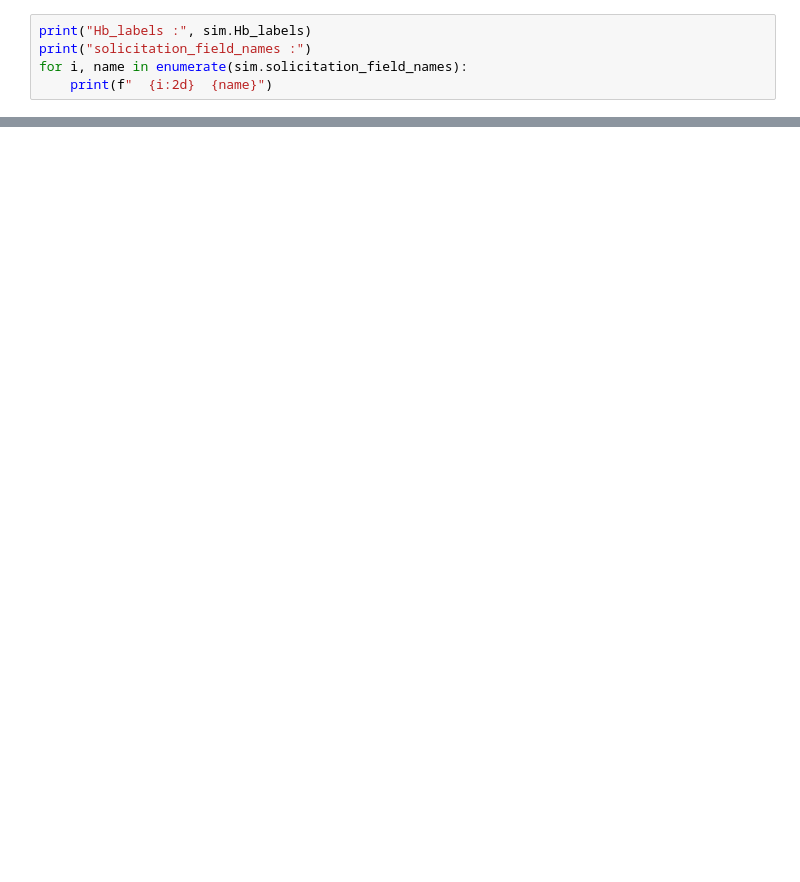
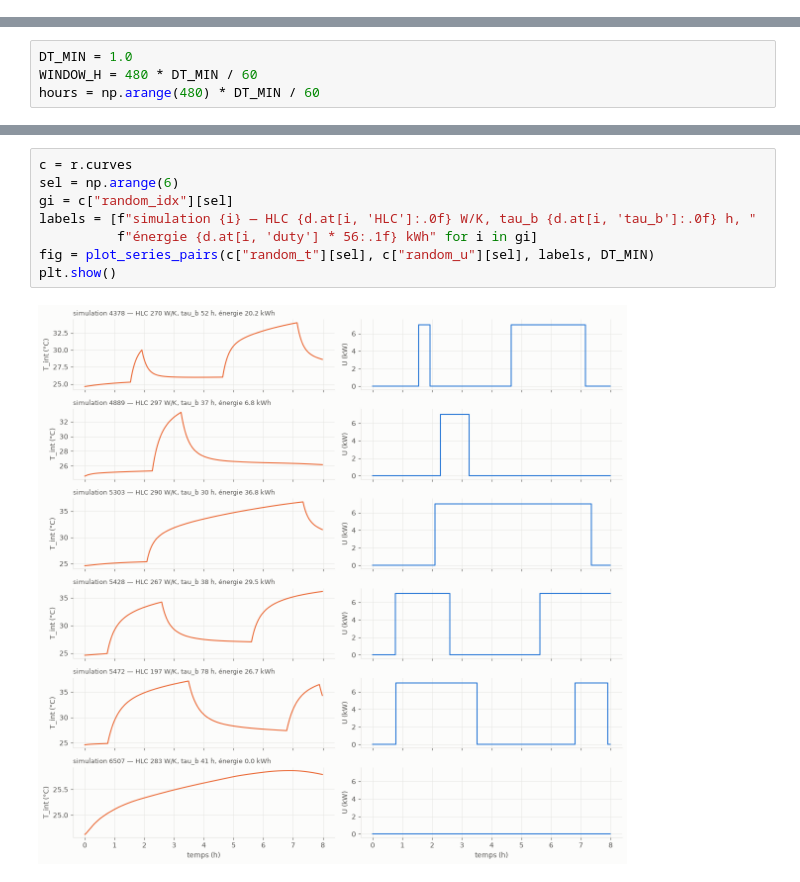
Before and after one commit to soufiane-ech/coEnergy-assessment, a Jupyter notebook: notebooks/01_eda.ipynb, the cells around one changed output, grey strips where cells are left out. Cells and saved outputs as stored; diff of their text form; blank space fills up the shorter version.

```diff
--- a/notebooks/01_eda.ipynb
+++ b/notebooks/01_eda.ipynb
@@ -54,5 +0,0 @@ pd.DataFrame(rows)
-# %%
-print("Hb_labels :", sim.Hb_labels)
-print("solicitation_field_names :")
-for i, name in enumerate(sim.solicitation_field_names):
-    print(f"  {i:2d}  {name}")
@@ -193,0 +157,4 @@ with pd.option_context("display.max_columns", None, "display.width", 200):
+# %%
+DT_MIN = 1.0
+WINDOW_H = 480 * DT_MIN / 60
+hours = np.arange(480) * DT_MIN / 60
@@ -193,0 +262,10 @@ with pd.option_context("display.max_columns", None, "display.width", 200):
+# %%
+c = r.curves
+sel = np.arange(6)
+gi = c["random_idx"][sel]
+labels = [f"simulation {i} — HLC {d.at[i, 'HLC']:.0f} W/K, tau_b {d.at[i, 'tau_b']:.0f} h, "
+          f"énergie {d.at[i, 'duty'] * 56:.1f} kWh" for i in gi]
+fig = plot_series_pairs(c["random_t"][sel], c["random_u"][sel], labels, DT_MIN)
+plt.show()
+# %% [output]
+[figure, added]
```
Also changed, not shown: parts of 69 cells of this notebook, 6 other files.
